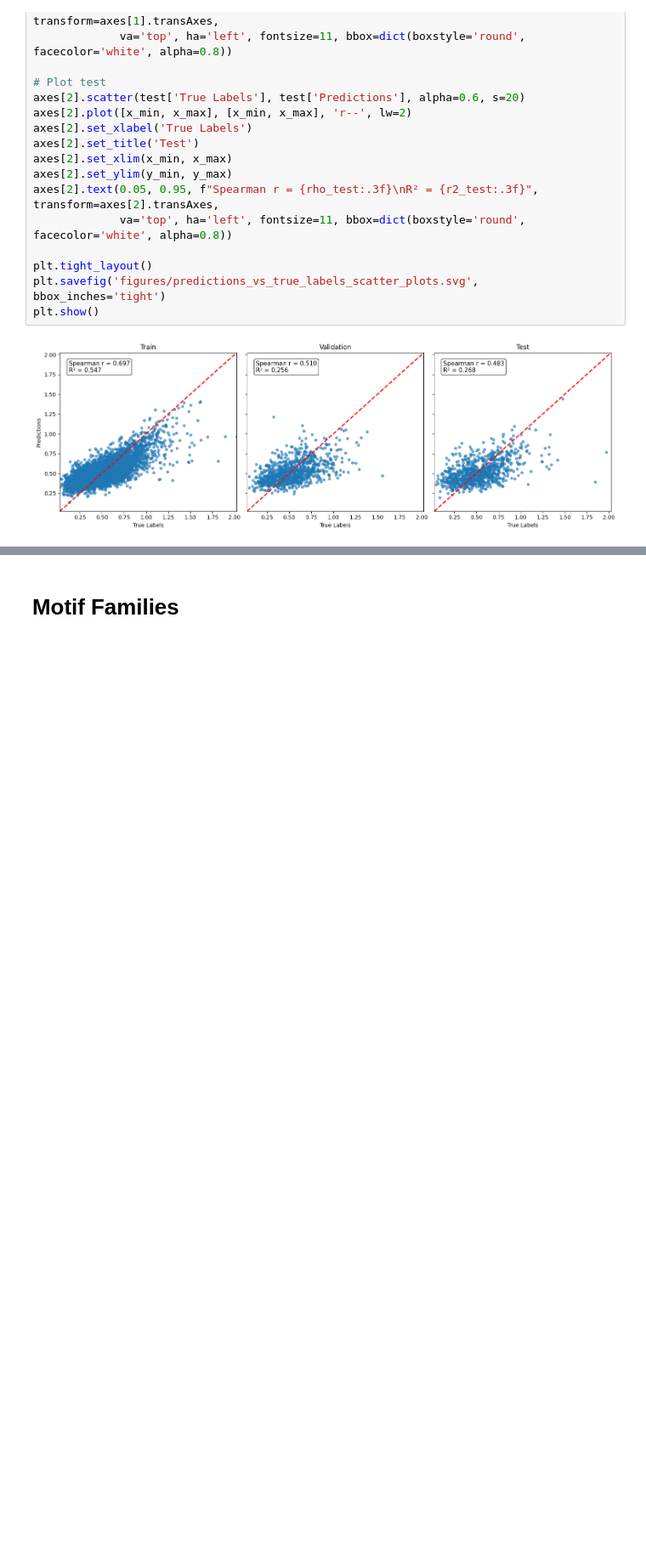
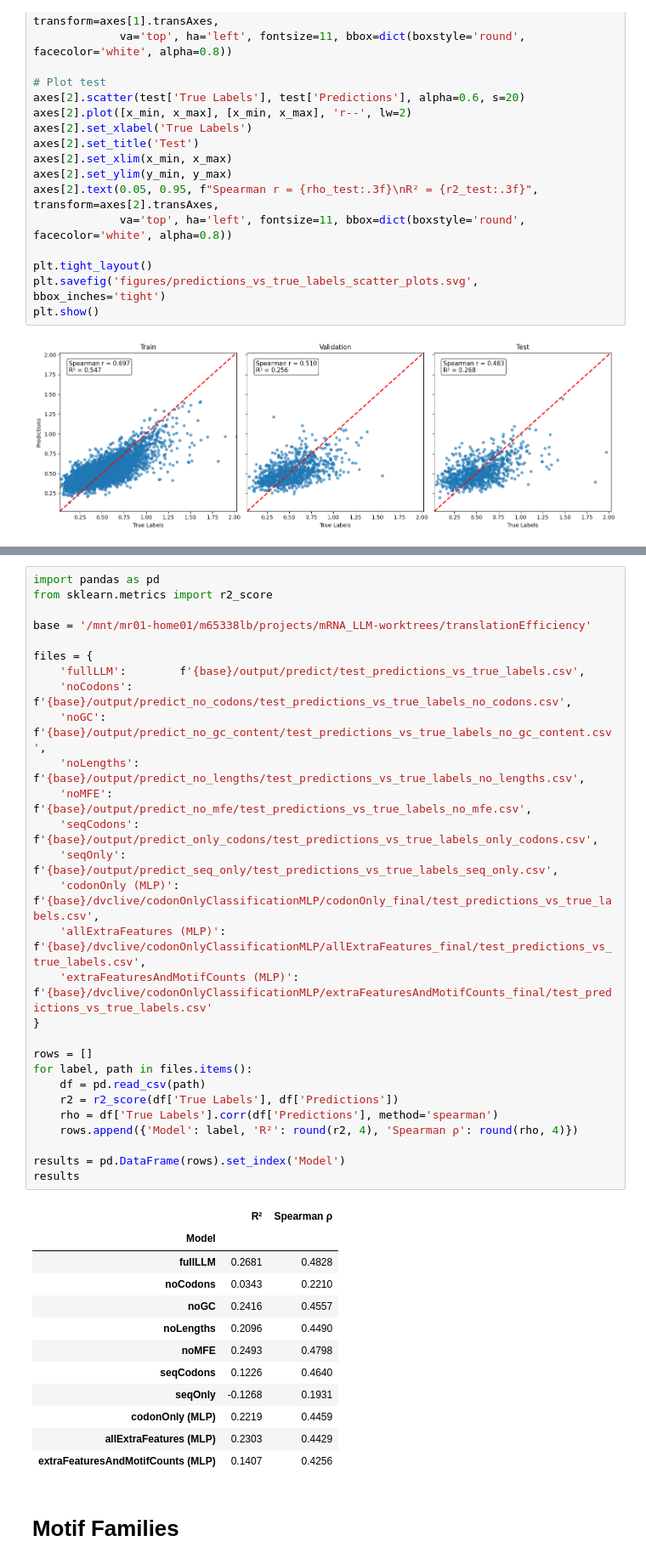
Before and after one commit to ManchesterBioinference/mRNA_LLM, a Jupyter notebook: notebooks/explorativeJupyterNotebooks/createFigures.ipynb, the cells around one changed output, grey strips where cells are left out. Shown at 85% size. Cells and saved outputs as stored; diff of their text form; blank space fills up the shorter version.

```diff
--- a/notebooks/explorativeJupyterNotebooks/createFigures.ipynb
+++ b/notebooks/explorativeJupyterNotebooks/createFigures.ipynb
@@ -1967,3 +2209,44 @@ plt.show()
+# %%
+import pandas as pd
+from sklearn.metrics import r2_score
+
+base = '/mnt/mr01-home01/m65338lb/projects/mRNA_LLM-worktrees/translationEfficiency'
+
+files = {
+    'fullLLM':        f'{base}/output/predict/test_predictions_vs_true_labels.csv',
+    'noCodons':         f'{base}/output/predict_no_codons/test_predictions_vs_true_labels_no_codons.csv',
+    'noGC':     f'{base}/output/predict_no_gc_content/test_predictions_vs_true_labels_no_gc_content.csv',
+    'noLengths':        f'{base}/output/predict_no_lengths/test_predictions_vs_true_labels_no_lengths.csv',
+    'noMFE':            f'{base}/output/predict_no_mfe/test_predictions_vs_true_labels_no_mfe.csv',
+    'seqCodons':       f'{base}/output/predict_only_codons/test_predictions_vs_true_labels_only_codons.csv',
+    'seqOnly':     f'{base}/output/predict_seq_only/test_predictions_vs_true_labels_seq_only.csv',
+    'codonOnly (MLP)': f'{base}/dvclive/codonOnlyClassificationMLP/codonOnly_final/test_predictions_vs_true_labels.csv',
+    'allExtraFeatures (MLP)': f'{base}/dvclive/codonOnlyClassificationMLP/allExtraFeatures_final/test_predictions_vs_true_labels.csv',
+    'extraFeaturesAndMotifCounts (MLP)': f'{base}/dvclive/codonOnlyClassificationMLP/extraFeaturesAndMotifCounts_final/test_predictions_vs_true_labels.csv'
+}
+
+rows = []
+for label, path in files.items():
+    df = pd.read_csv(path)
+    r2 = r2_score(df['True Labels'], df['Predictions'])
+    rho = df['True Labels'].corr(df['Predictions'], method='spearman')
+    rows.append({'Model': label, 'R²': round(r2, 4), 'Spearman ρ': round(rho, 4)})
+
+results = pd.DataFrame(rows).set_index('Model')
+results
+# %% [output]
+|  | R² | Spearman ρ |
+| Model |  |  |
+| fullLLM | 0.2681 | 0.4828 |
+| noCodons | 0.0343 | 0.2210 |
+| noGC | 0.2416 | 0.4557 |
+| noLengths | 0.2096 | 0.4490 |
+| noMFE | 0.2493 | 0.4798 |
+| seqCodons | 0.1226 | 0.4640 |
+| seqOnly | -0.1268 | 0.1931 |
+| codonOnly (MLP) | 0.2219 | 0.4459 |
+| allExtraFeatures (MLP) | 0.2303 | 0.4429 |
+| extraFeaturesAndMotifCounts (MLP) | 0.1407 | 0.4256 |
 # %% [markdown]
 # Motif Families
 # %%
```
Also changed, not shown: parts of 4 cells of this notebook, 28 other files.
